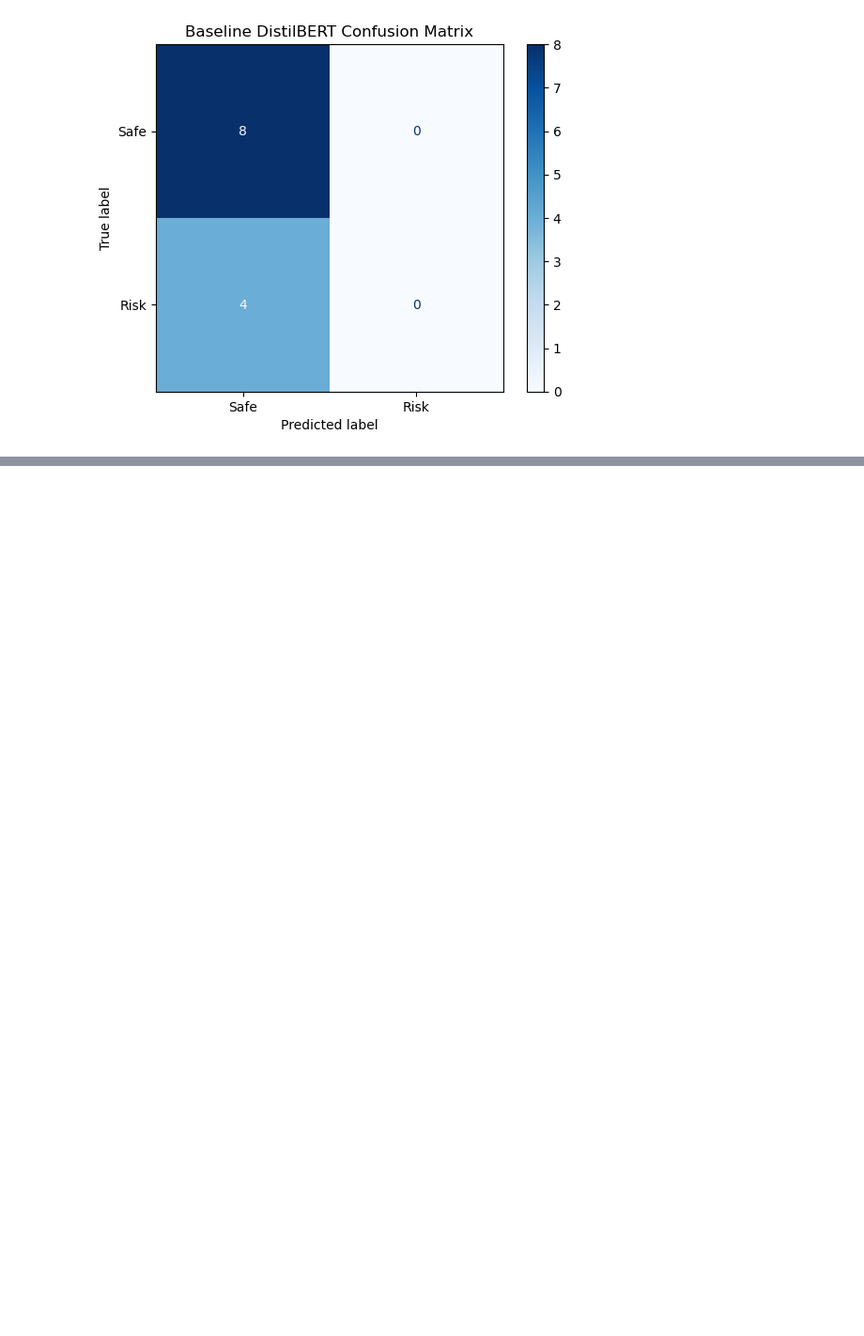
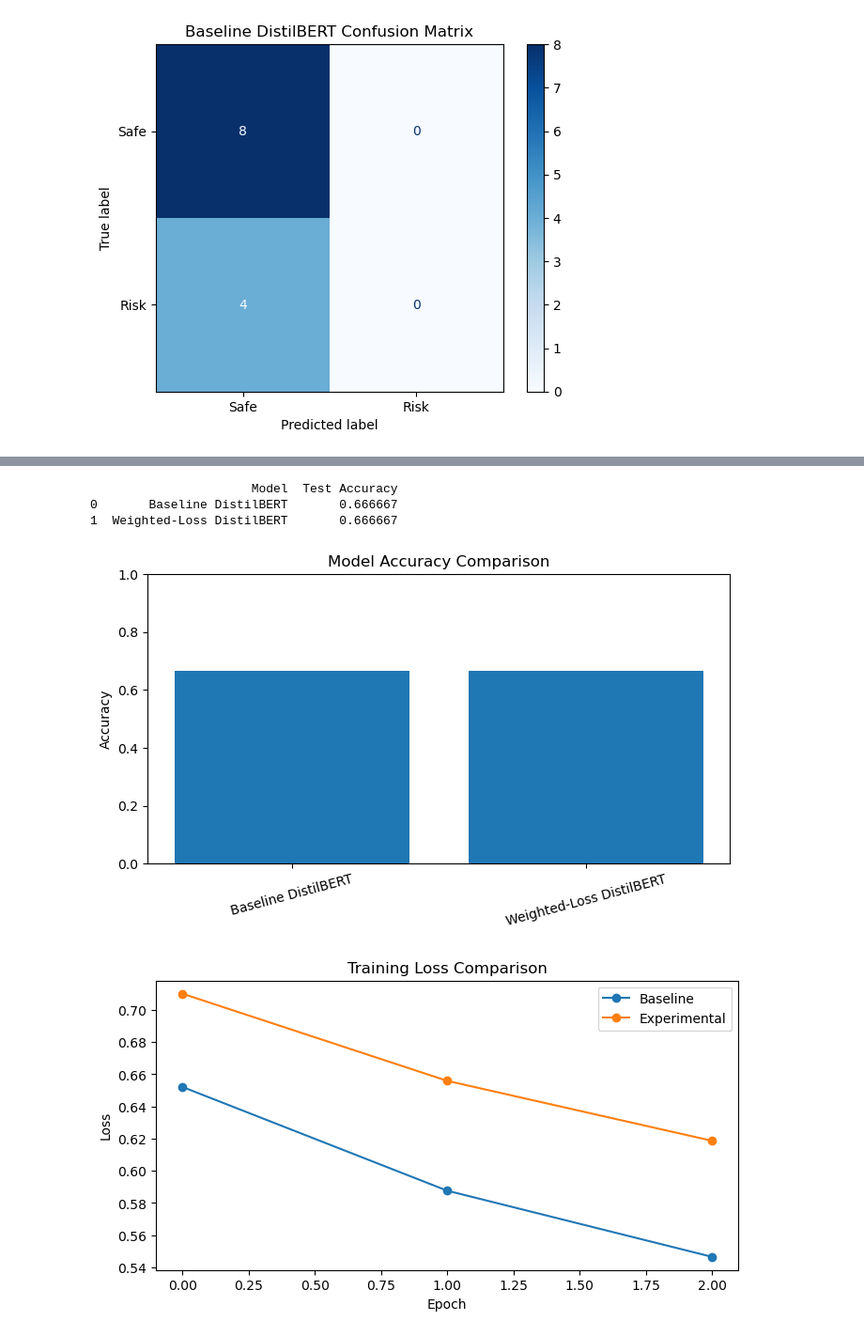
Before and after one commit to AlemMekru/Deep_Learning_Systems, a Jupyter notebook: deep_learning.ipynb, the cells around one changed output, grey strips where cells are left out. Shown at 94% size. Drawn from its saved outputs; the diff is of its cells as text; code cells hidden in the pictures; blank space fills up the shorter version.

```diff
--- a/deep_learning.ipynb
+++ b/deep_learning.ipynb
@@ -1009,0 +1158,36 @@ weighted avg       0.44      0.67      0.53        12
+# %%
+import matplotlib.pyplot as plt
+import pandas as pd
+
+# Comparison table
+results_df = pd.DataFrame({
+    "Model": ["Baseline DistilBERT", "Weighted-Loss DistilBERT"],
+    "Test Accuracy": [acc, exp_acc]
+})
+
+print(results_df)
+
+# Accuracy bar chart
+plt.figure(figsize=(8,4))
+plt.bar(results_df["Model"], results_df["Test Accuracy"])
+plt.title("Model Accuracy Comparison")
+plt.ylabel("Accuracy")
+plt.ylim(0,1)
+plt.xticks(rotation=15)
+plt.show()
+
+# Loss curve comparison
+plt.figure(figsize=(8,4))
+plt.plot(train_losses, marker="o", label="Baseline")
+plt.plot(exp_losses, marker="o", label="Experimental")
+plt.title("Training Loss Comparison")
+plt.xlabel("Epoch")
+plt.ylabel("Loss")
+plt.legend()
+plt.show()
+# %% [output]
+                      Model  Test Accuracy
+0       Baseline DistilBERT       0.666667
+1  Weighted-Loss DistilBERT       0.666667
+[figure, added]
+[figure, added]
```
Also changed, not shown: parts of 6 cells of this notebook, 2 other files.
